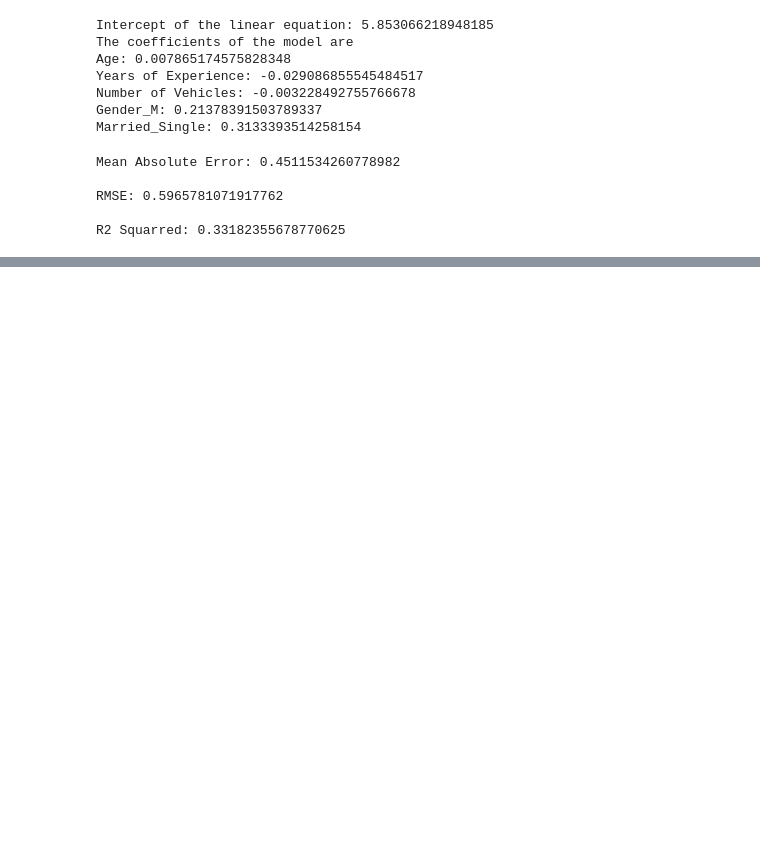
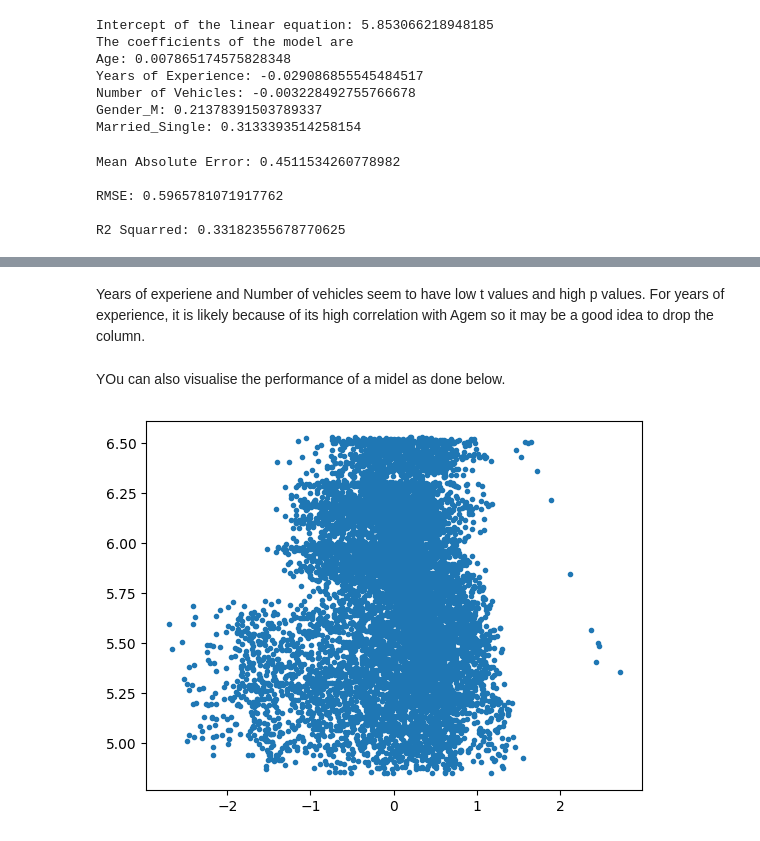
Before and after one commit to abuomaoffia/AIML-Projects, a Jupyter notebook: Linear Regression/Linear Regression - LDG.ipynb, the cells around one changed output, grey strips where cells are left out. Cells and saved outputs as stored; diff of their text form; code cells hidden in the pictures; blank space fills up the shorter version.

Commit message:
graphed the errors of the LDG models

```diff
--- a/Linear Regression/Linear Regression - LDG.ipynb
+++ b/Linear Regression/Linear Regression - LDG.ipynb
@@ -189,3 +191,9 @@ Mean Absolute Error: 0.4511534260778982
 RMSE: 0.5965781071917762
 
 R2 Squarred: 0.33182355678770625
+# %%
+x_train = x_train.apply(pd.to_numeric, errors='coerce')
+
+x_train['Gender_M'] = x_train['Gender_M'].astype(int)
+x_train['Married_Single'] = x_train['Married_Single'].astype(int)
+print(x_train.head())
@@ -191,0 +207,12 @@ R2 Squarred: 0.33182355678770625
+# %%
+
+
+
+
+
+#to get p-values for each variable
+x2=sm.add_constant(x_train)
+#this is because the sm.OLD does not add an intercept by default to th emodel, so we manually add it
+model2=sm.OLS(y_train, x2).fit()
+print("p-values for each column:\n")
+print(model2.pvalues)
@@ -191,0 +255,9 @@ R2 Squarred: 0.33182355678770625
+# %% [markdown]
+Years of experiene and Number of vehicles seem to have low t values and high p values. For years of experience, it is likely because of its high correlation with Agem so it may be a good idea to drop the column.
+# %% [markdown]
+YOu can also visualise the performance of a midel as done below.
+# %%
+plt.scatter(model2.resid, model2.predict(),marker='.') # Plot between residual(actual - predicted)on the x and predicted values on y
+plt.show()
+# %% [output]
+[figure, added]
```
Also changed, not shown: parts of 12 cells of this notebook, 1 other file.
